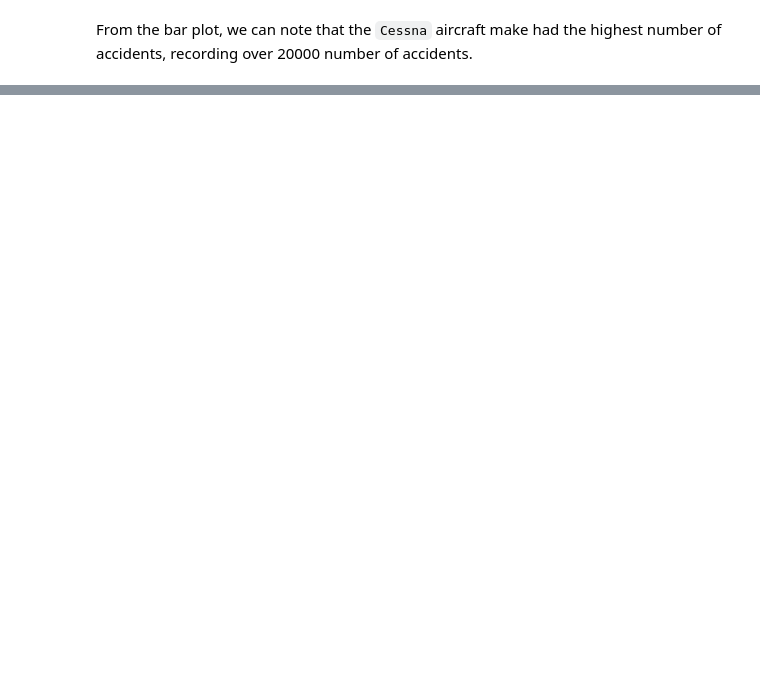
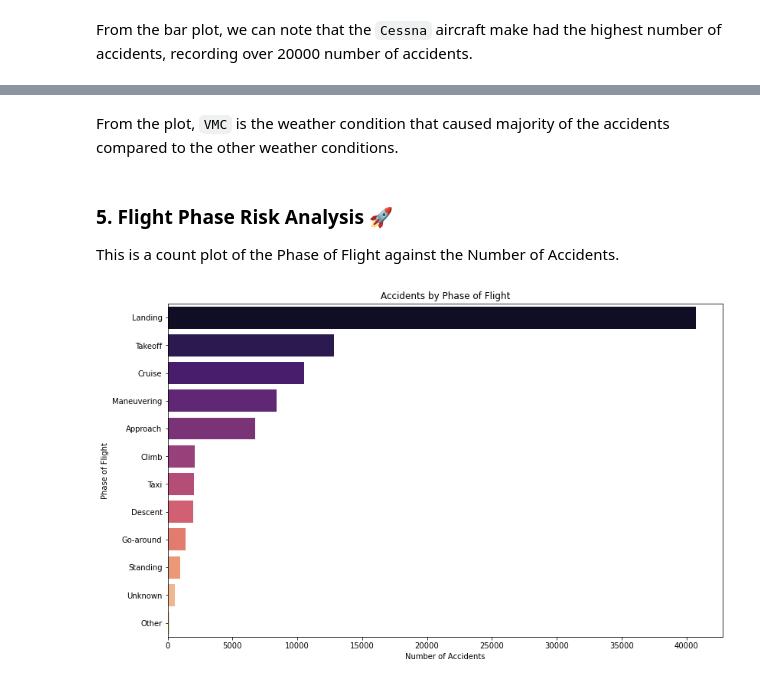
Before and after one commit to Patricknmaina/dsc-phase-1-project, a Jupyter notebook: index.ipynb, the cells around one changed output, grey strips where cells are left out. Cells and saved outputs as stored; diff of their text form; code cells hidden in the pictures; blank space fills up the shorter version.

```diff
--- a/index.ipynb
+++ b/index.ipynb
@@ -690,0 +717,14 @@ From the bar plot, we can note that the `Cessna` aircraft make had the highest n
+# %% [markdown]
+From the plot, `VMC` is the weather condition that caused majority of the accidents compared to the other weather conditions.
+# %% [markdown]
+### 5. Flight Phase Risk Analysis 🚀
+This is a count plot of the Phase of Flight against the Number of Accidents.
+# %%
+plt.figure(figsize=(13, 8))
+sns.countplot(y=aviation_df_clean["Broad_Phase_Of_Flight"], order=aviation_df_clean["Broad_Phase_Of_Flight"].value_counts().index, palette="magma")
+plt.xlabel("Number of Accidents")
+plt.ylabel("Phase of Flight")
+plt.title("Accidents by Phase of Flight")
+plt.show()
+# %% [output]
+[figure, added]
```
Also changed, not shown: parts of 15 cells of this notebook.
